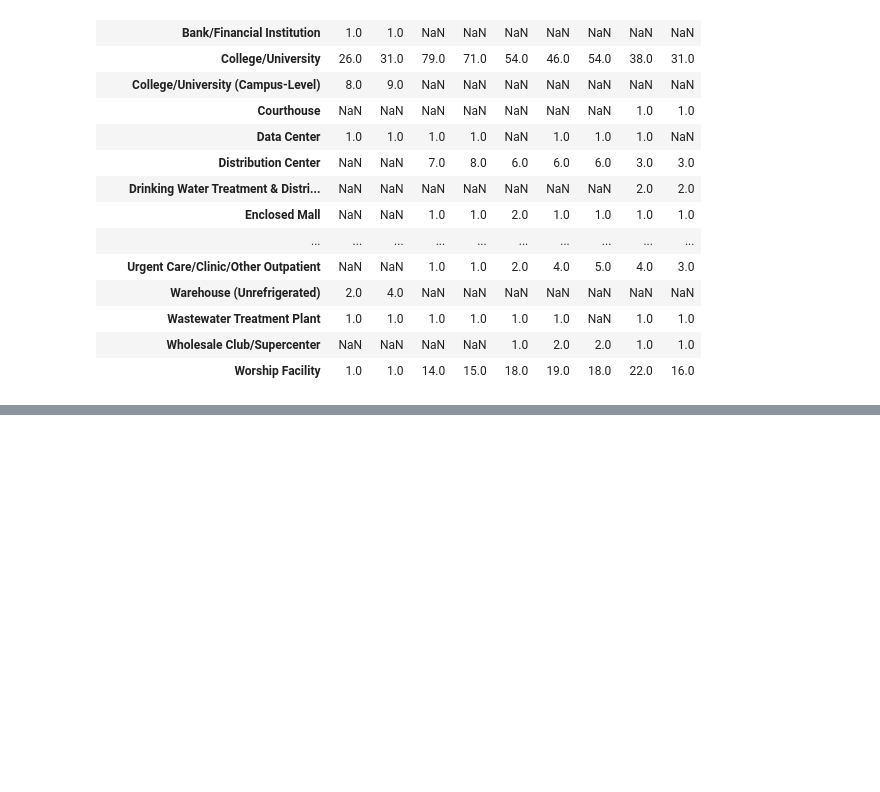
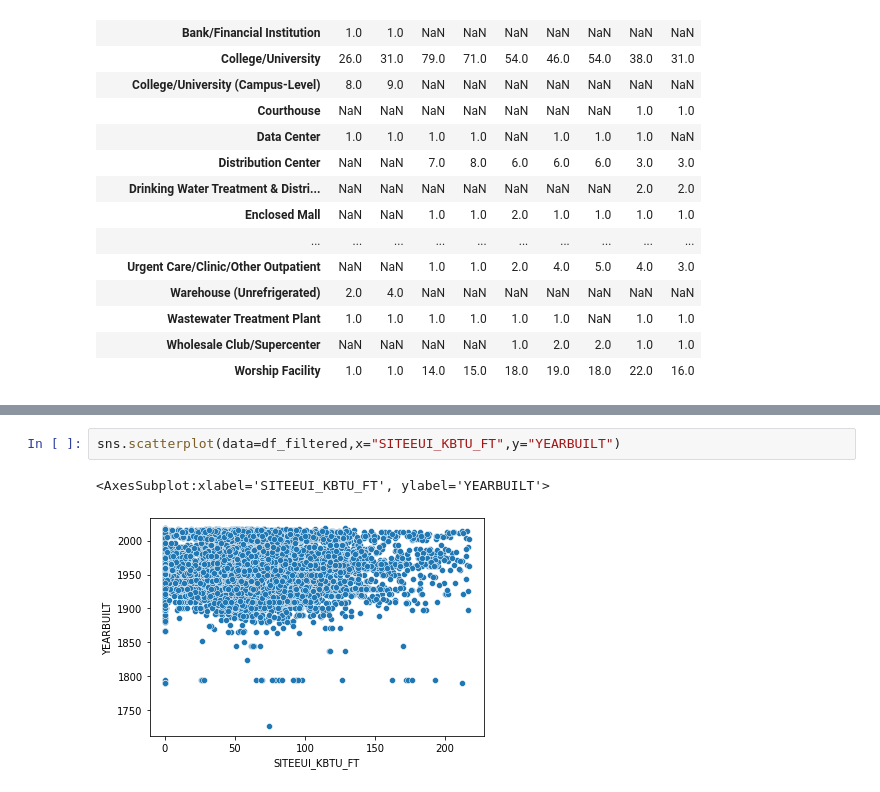
Before and after one commit to DHinton7/Power-Rangers, a Jupyter notebook: energy_benchmarks_eda_coulsonupdate.ipynb, the cells around one changed output, grey strips where cells are left out. Drawn from its saved outputs; the diff is of its cells as text; blank space fills up the shorter version.

```diff
--- a/energy_benchmarks_eda_coulsonupdate.ipynb
+++ b/energy_benchmarks_eda_coulsonupdate.ipynb
@@ -415,0 +481,5 @@ NameError: name 'eda' is not defined
+# %%
+sns.scatterplot(data=df_filtered,x="SITEEUI_KBTU_FT",y="YEARBUILT")
+# %% [output]
+<AxesSubplot:xlabel='SITEEUI_KBTU_FT', ylabel='YEARBUILT'>
+[figure, added]
```
Also changed, not shown: parts of 10 cells of this notebook.
